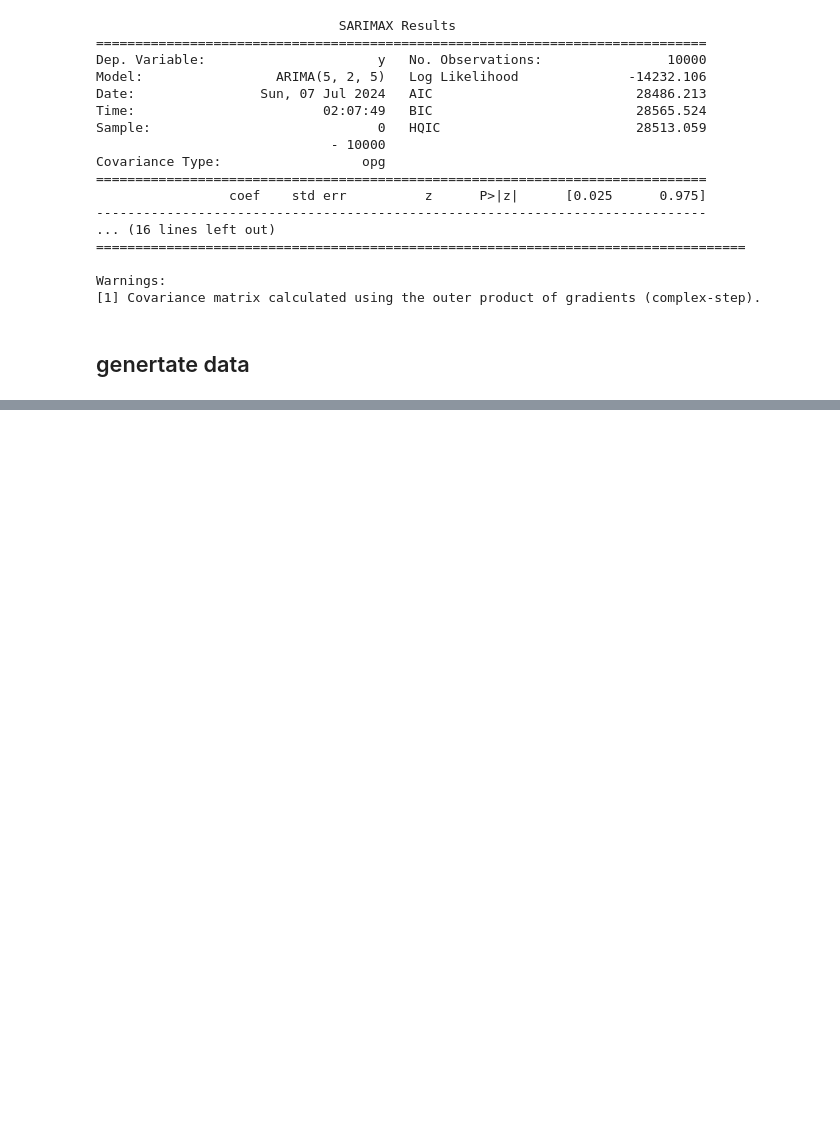
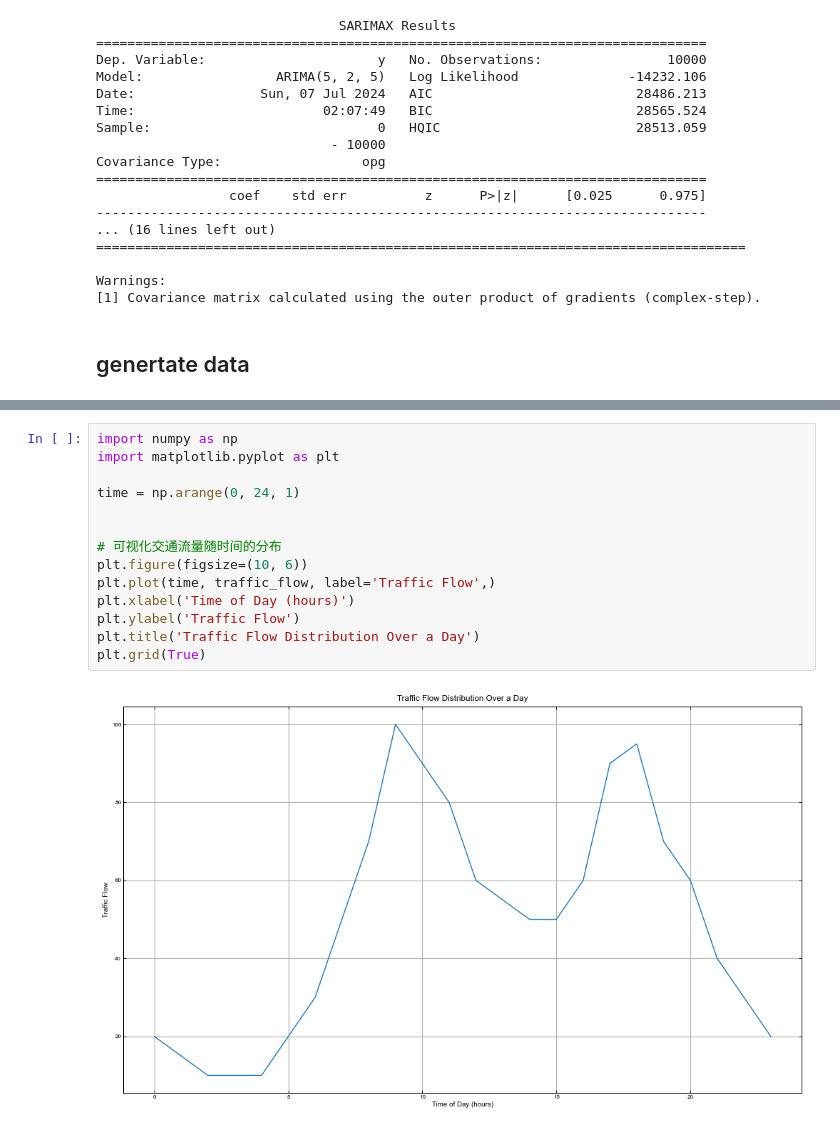
Before and after one commit to AdamZh0u/water_demand_rl, a Jupyter notebook: notebooks/00_simulation.ipynb, the cells around one changed output, grey strips where cells are left out. Saved outputs shown, nothing was run; the diff lists cells and outputs as text; blank space fills up the shorter version.

```diff
--- a/notebooks/00_simulation.ipynb
+++ b/notebooks/00_simulation.ipynb
@@ -65,0 +146,16 @@ wd.plot(df)
+# %%
+import numpy as np
+import matplotlib.pyplot as plt
+
+time = np.arange(0, 24, 1)
+
+
+# 可视化交通流量随时间的分布
+plt.figure(figsize=(10, 6))
+plt.plot(time, traffic_flow, label='Traffic Flow',)
+plt.xlabel('Time of Day (hours)')
+plt.ylabel('Traffic Flow')
+plt.title('Traffic Flow Distribution Over a Day')
+plt.grid(True)
+# %% [output]
+[figure, added]
```
Also changed, not shown: parts of 15 cells of this notebook, 5 other files.
